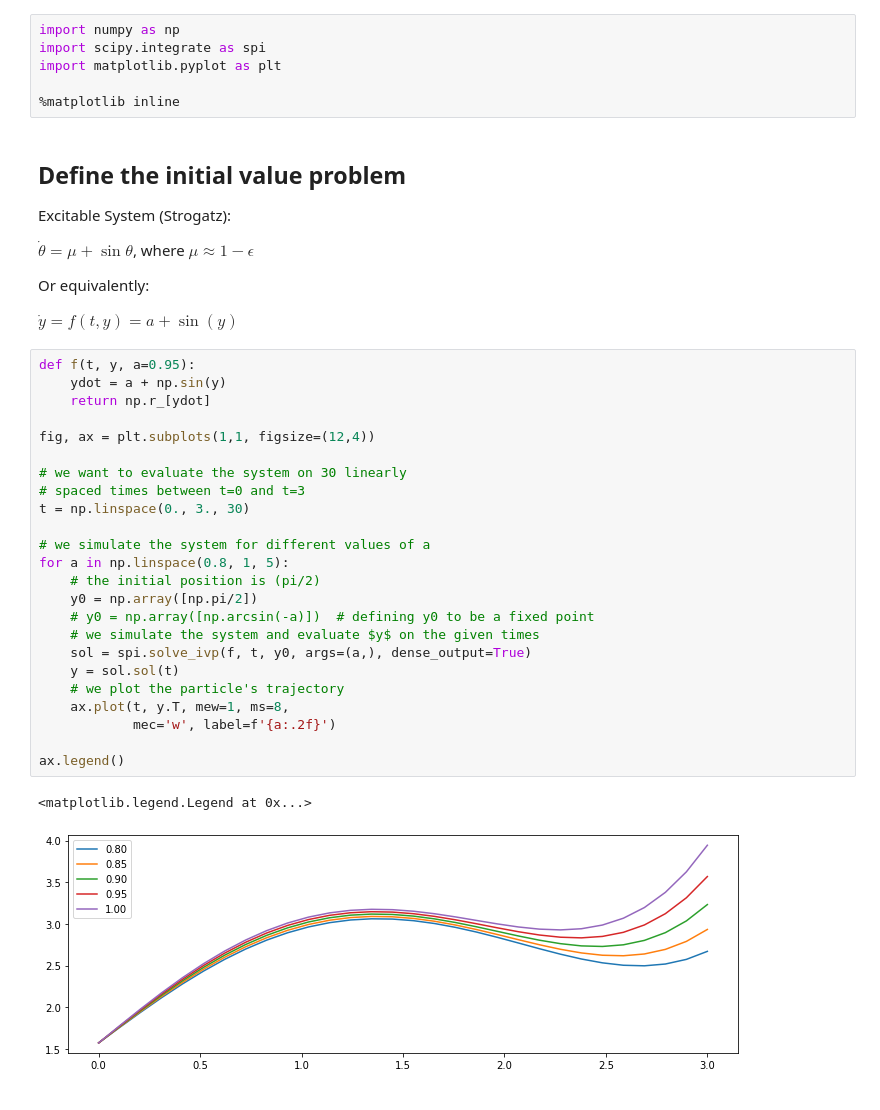
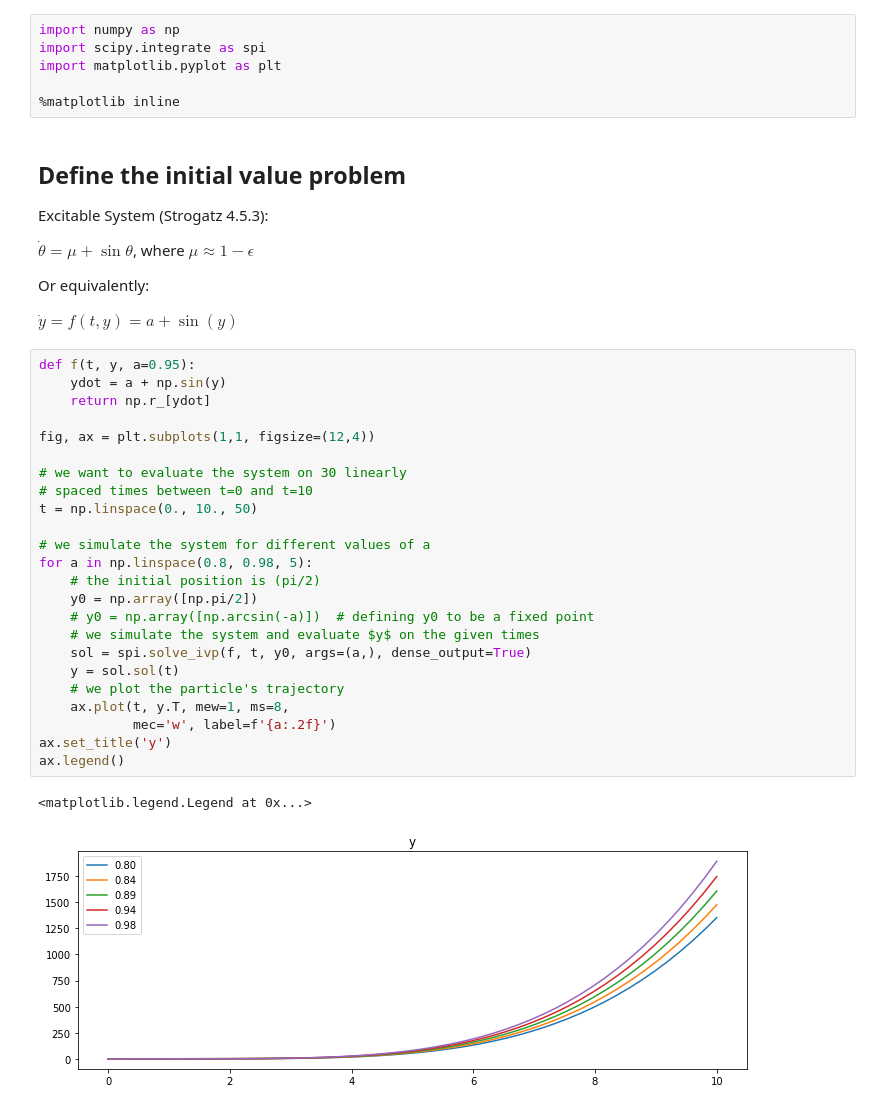
Before and after one commit to noamsgl/msc, a Jupyter notebook: notebooks/demos/demo_solve_ivp.ipynb, the cells around one changed output. Saved outputs shown, nothing was run; the diff lists cells and outputs as text.

```diff
--- a/notebooks/demos/demo_solve_ivp.ipynb
+++ b/notebooks/demos/demo_solve_ivp.ipynb
@@ -8,7 +8,7 @@ import matplotlib.pyplot as plt
 %matplotlib inline
 # %% [markdown]
 ## Define the initial value problem
-Excitable System (Strogatz):
+Excitable System (Strogatz 4.5.3):
 
 $\dot{\theta} = \mu + \sin {\theta}$, where $\mu \approx 1-\epsilon$
 
@@ -18,27 +18,27 @@ $\dot{y} = f(t, y) = a + \sin(y)$
 # %%
 def f(t, y, a=0.95):
     ydot = a + np.sin(y)
     return np.r_[ydot]
 
 fig, ax = plt.subplots(1,1, figsize=(12,4))
 
 # we want to evaluate the system on 30 linearly
-# spaced times between t=0 and t=3
-t = np.linspace(0., 3., 30)
+# spaced times between t=0 and t=10
+t = np.linspace(0., 10., 50)
 
 # we simulate the system for different values of a
-for a in np.linspace(0.8, 1, 5):
+for a in np.linspace(0.8, 0.98, 5):
     # the initial position is (pi/2)
     y0 = np.array([np.pi/2])
     # y0 = np.array([np.arcsin(-a)])  # defining y0 to be a fixed point
     # we simulate the system and evaluate $y$ on the given times
     sol = spi.solve_ivp(f, t, y0, args=(a,), dense_output=True)
     y = sol.sol(t)
     # we plot the particle's trajectory
     ax.plot(t, y.T, mew=1, ms=8,
             mec='w', label=f'{a:.2f}')
-
+ax.set_title('y')
 ax.legend()
 # %% [output]
 <matplotlib.legend.Legend at 0x...>
-[figure, old version]
+[figure, new version]
```
Also changed, not shown: parts of 2 cells of this notebook.
